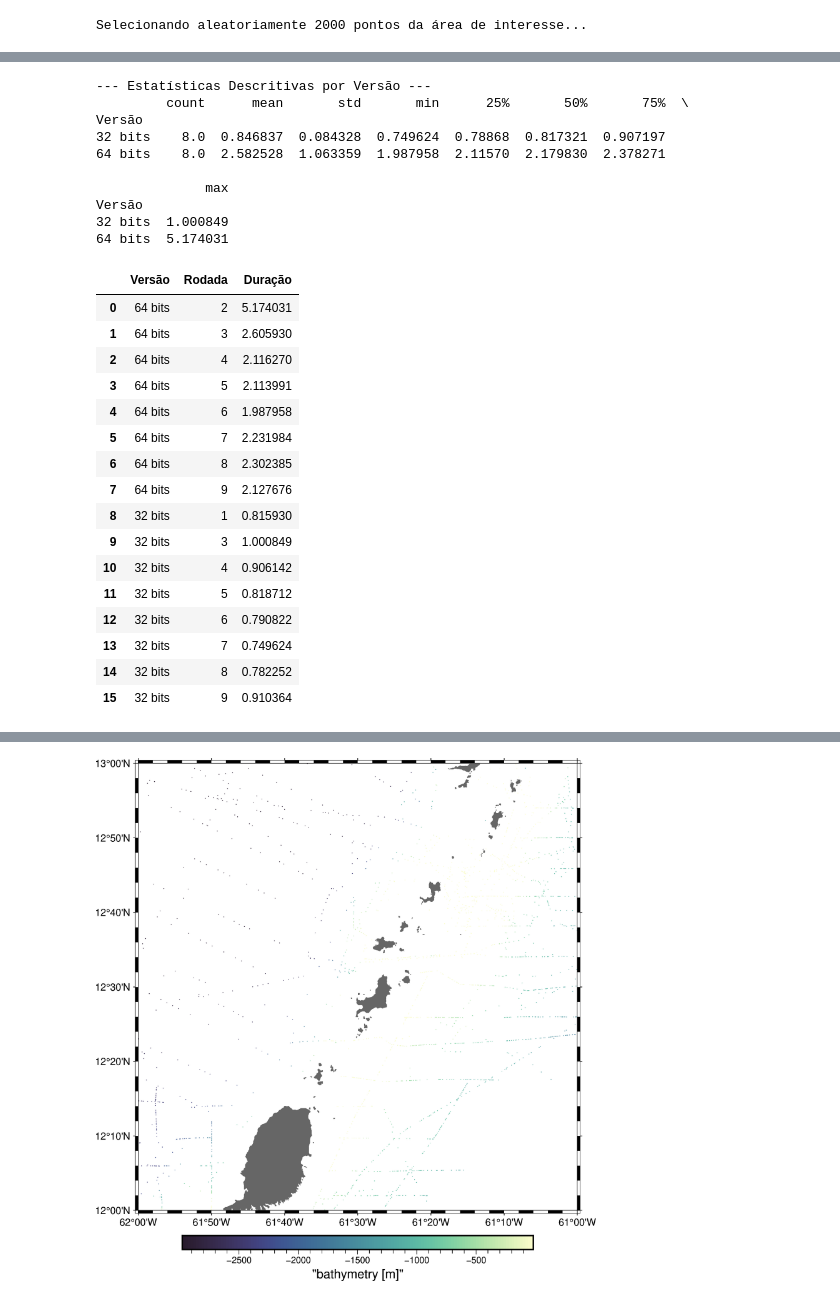
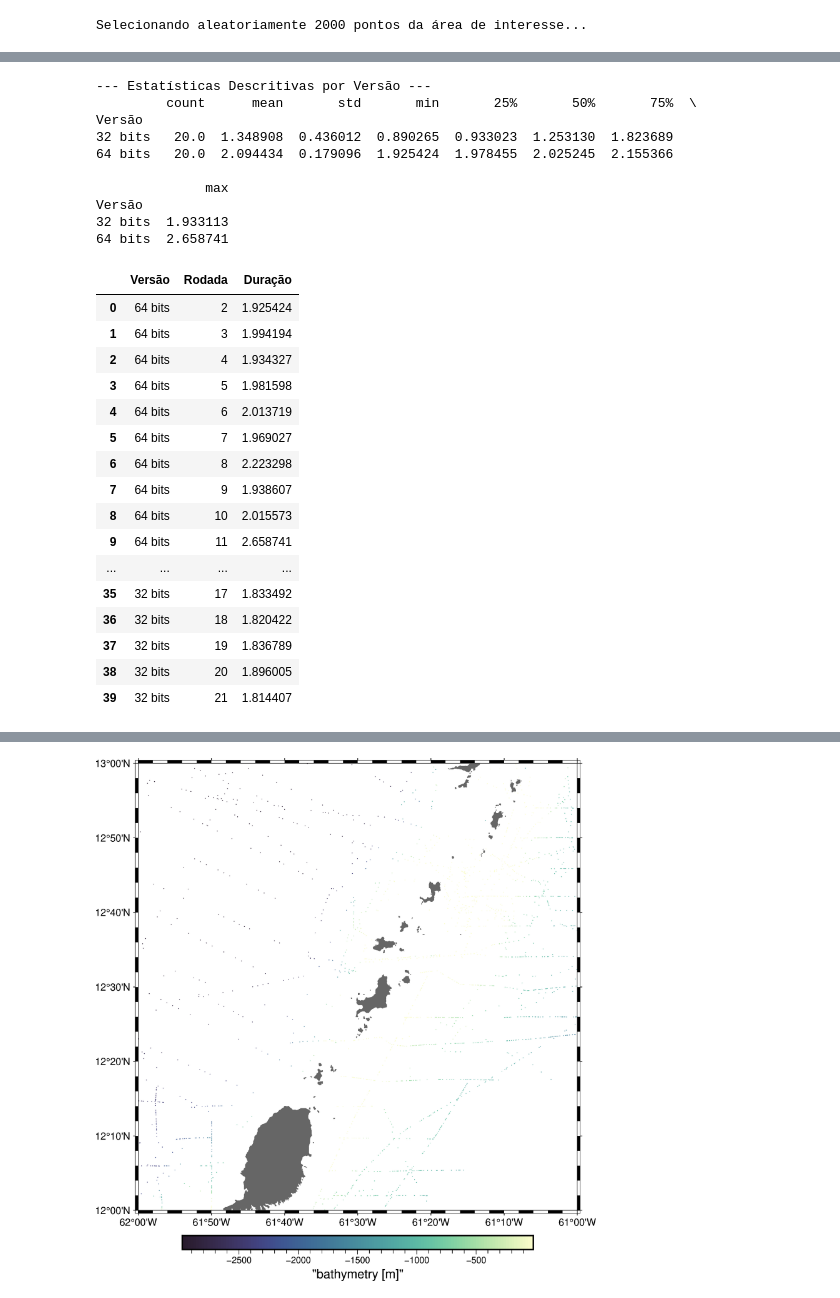
Before and after one commit to BernardoPerS/Fatiando_Modificado, a Jupyter notebook: Testes/teste_verde.ipynb, the cells around one changed output, grey strips where cells are left out. Saved outputs shown, nothing was run; the diff lists cells and outputs as text; code cells hidden in the pictures.

```diff
--- a/Testes/teste_verde.ipynb
+++ b/Testes/teste_verde.ipynb
@@ -120,7 +123,7 @@ Line #      Hits         Time  Per Hit   % Time  Line Contents
 ## Código com benchmarking ##
 resultados_benchmark_spline = []
 # Serão usadas n-1 amostras nas estatísticas
-n_repeticoes = 21
+n_repeticoes = 31
 
 #Realizamos os testes com fit utilizando os 64 bits
 for i in range(n_repeticoes):
@@ -469,7 +478,7 @@ Line #      Hits         Time  Per Hit   % Time  Line Contents
 # %%
 ## Código com benchmarking ##
 resultados_benchmark_spline = []
-n_repeticoes = 9
+n_repeticoes = 21
 
 
 
@@ -509,54 +518,54 @@ for i in range(n_repeticoes):
     spline_caribe_32.fit((easting, northing), data_final.bathymetry_m, dtype="float32")
     end_time = time.perf_counter()
 
     duracao = end_time - start_time
     resultados_benchmark_spline.append({
         "Versão": "32 bits",
         "Rodada": i + 1,
         "Duração": duracao
     })
 
 
 # Retirar a primeira iteração de ambos
 resultados_benchmark_spline.pop(0)
 resultados_benchmark_spline.pop(n_repeticoes)
 
 # Transforma a lista em um dataframe para isolar as informações desejadas
 df_resultados = pd.DataFrame(resultados_benchmark_spline)
 
 # Printa os dados estatísticos de cada versão (média, mediana, quartis)
 print("\n--- Estatísticas Descritivas por Versão ---")
 print(df_resultados.groupby("Versão")["Duração"].describe())
 
 df_resultados
 # %% [output]
 --- Estatísticas Descritivas por Versão ---
-         count      mean       std       min      25%       50%       75%  \
+         count      mean       std       min       25%       50%       75%  \
 Versão
-32 bits    8.0  0.846837  0.084328  0.749624  0.78868  0.817321  0.907197
-64 bits    8.0  2.582528  1.063359  1.987958  2.11570  2.179830  2.378271
+32 bits   20.0  1.348908  0.436012  0.890265  0.933023  1.253130  1.823689
+64 bits   20.0  2.094434  0.179096  1.925424  1.978455  2.025245  2.155366
 
               max
 Versão
-32 bits  1.000849
-64 bits  5.174031
+32 bits  1.933113
+64 bits  2.658741
 |  | Versão | Rodada | Duração |
-| 0 | 64 bits | 2 | 5.174031 |
-| 1 | 64 bits | 3 | 2.605930 |
-| 2 | 64 bits | 4 | 2.116270 |
-| 3 | 64 bits | 5 | 2.113991 |
-| 4 | 64 bits | 6 | 1.987958 |
-| 5 | 64 bits | 7 | 2.231984 |
-| 6 | 64 bits | 8 | 2.302385 |
-| 7 | 64 bits | 9 | 2.127676 |
-| 8 | 32 bits | 1 | 0.815930 |
-| 9 | 32 bits | 3 | 1.000849 |
-| 10 | 32 bits | 4 | 0.906142 |
-| 11 | 32 bits | 5 | 0.818712 |
-| 12 | 32 bits | 6 | 0.790822 |
-| 13 | 32 bits | 7 | 0.749624 |
-| 14 | 32 bits | 8 | 0.782252 |
-| 15 | 32 bits | 9 | 0.910364 |
+| 0 | 64 bits | 2 | 1.925424 |
+| 1 | 64 bits | 3 | 1.994194 |
+| 2 | 64 bits | 4 | 1.934327 |
+| 3 | 64 bits | 5 | 1.981598 |
+| 4 | 64 bits | 6 | 2.013719 |
+| 5 | 64 bits | 7 | 1.969027 |
+| 6 | 64 bits | 8 | 2.223298 |
+| 7 | 64 bits | 9 | 1.938607 |
+| 8 | 64 bits | 10 | 2.015573 |
+| 9 | 64 bits | 11 | 2.658741 |
+| ... | ... | ... | ... |
+| 35 | 32 bits | 17 | 1.833492 |
+| 36 | 32 bits | 18 | 1.820422 |
+| 37 | 32 bits | 19 | 1.836789 |
+| 38 | 32 bits | 20 | 1.896005 |
+| 39 | 32 bits | 21 | 1.814407 |
 # %%
 # Tomando os tempos de execução de cada versão
 tempos_64bit = df_resultados[df_resultados["Versão"] == "64 bits"]["Duração"]
```
Also changed, not shown: parts of 10 cells of this notebook, 1 other file.
